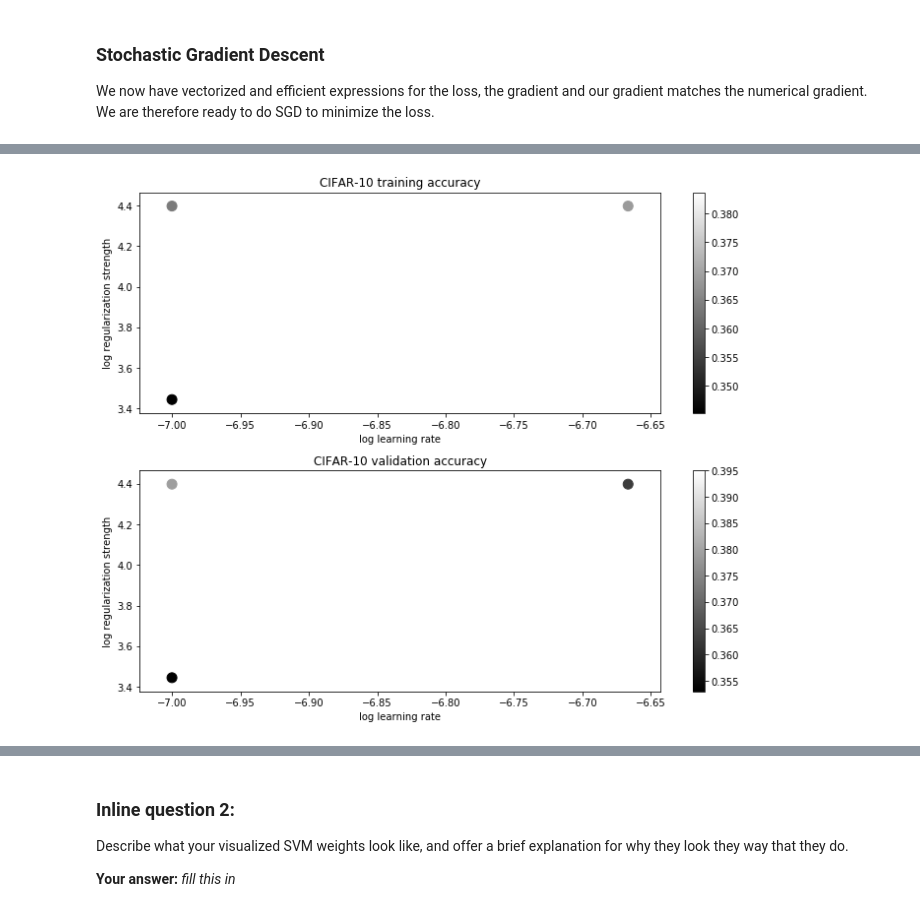
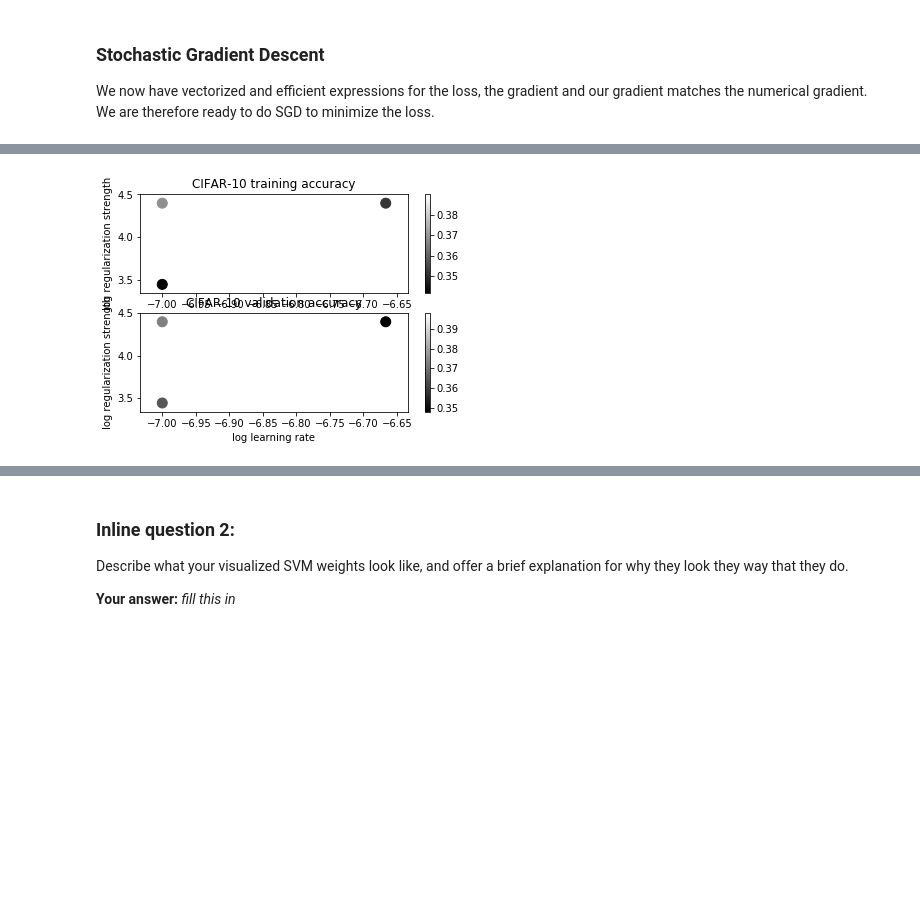
Before and after one commit to rjafarau/cs231n, a Jupyter notebook: assignment1/svm.ipynb, the cells around one changed output, grey strips where cells are left out. Saved outputs shown, nothing was run; the diff lists cells and outputs as text; code cells hidden in the pictures; blank space fills up the shorter version.

```diff
--- a/assignment1/svm.ipynb
+++ b/assignment1/svm.ipynb
@@ -398,33 +409,30 @@ best validation accuracy achieved during cross-validation: 0.395000
 # %%
 # Visualize the cross-validation results
 import math
 x_scatter = [math.log10(x[0]) for x in results]
 y_scatter = [math.log10(x[1]) for x in results]
 
 # plot training accuracy
 marker_size = 100
 colors = [results[x][0] for x in results]
 plt.subplot(2, 1, 1)
 plt.scatter(x_scatter, y_scatter, marker_size, c=colors)
 plt.colorbar()
 plt.xlabel('log learning rate')
 plt.ylabel('log regularization strength')
 plt.title('CIFAR-10 training accuracy')
 
 # plot validation accuracy
 colors = [results[x][1] for x in results] # default size of markers is 20
 plt.subplot(2, 1, 2)
 plt.scatter(x_scatter, y_scatter, marker_size, c=colors)
 plt.colorbar()
 plt.xlabel('log learning rate')
 plt.ylabel('log regularization strength')
 plt.title('CIFAR-10 validation accuracy')
-
-plt.tight_layout()
-
 plt.show()
 # %% [output]
-[figure, old version]
+[figure, new version]
 # %%
 # Evaluate the best svm on test set
 y_test_pred = best_svm.predict(X_test)
```
Also changed, not shown: parts of 17 cells of this notebook, 4 other files.
